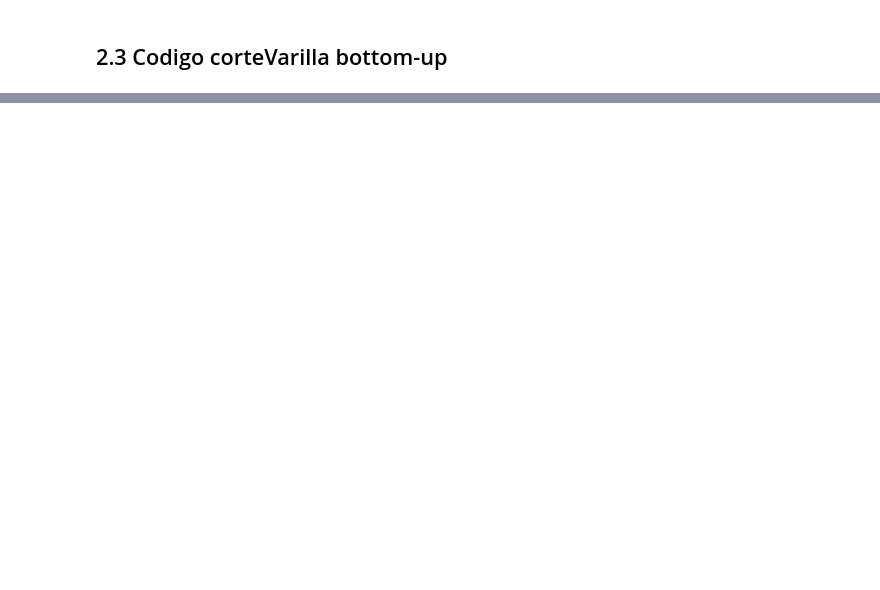
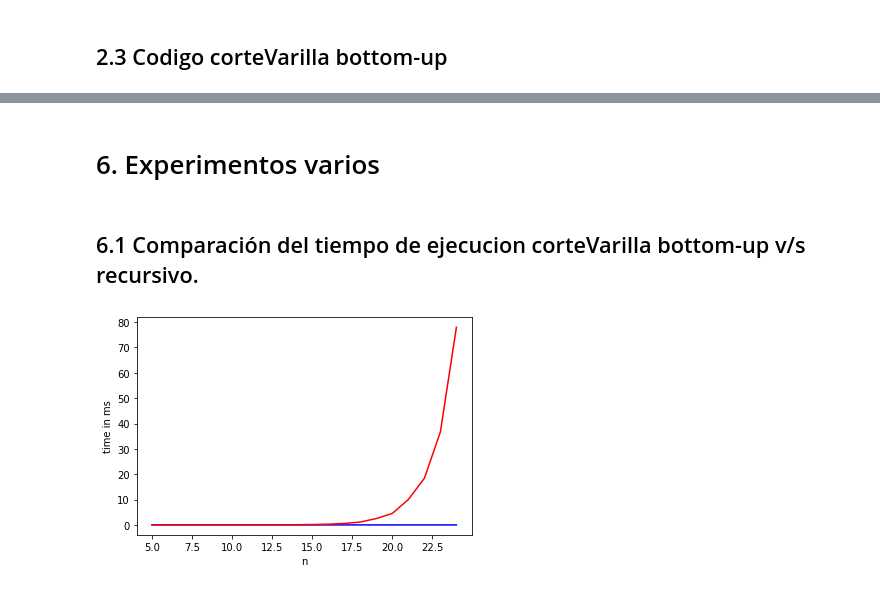
Before and after one commit to CharlyAguirre/ADA-informes, a Jupyter notebook: cuttingRodd.ipynb, the cells around one changed output, grey strips where cells are left out. Saved outputs shown, nothing was run; the diff lists cells and outputs as text; code cells hidden in the pictures; blank space fills up the shorter version.

```diff
--- a/cuttingRodd.ipynb
+++ b/cuttingRodd.ipynb
@@ -286,0 +486,32 @@ print(tabla, tamanyo)
+# %% [markdown]
+# 6. Experimentos varios
+# %% [markdown]
+## 6.1 Comparación del tiempo de ejecucion corteVarilla bottom-up v/s recursivo.
+# %%
+from numpy.core.fromnumeric import size
+import matplotlib.pyplot as plt
+import datetime
+from timeit import repeat
+import random
+
+x=[]; y=[]; y2=[];
+
+for n in range(5,25):
+
+  a = cutrod_instance_generator(n)
+
+  t = repeat(setup="from __main__ import cortarVarilla", stmt=f"cortarVarilla({n},{a})", repeat=1, number=10)
+  t2 = repeat(setup="from __main__ import corteVarillaRecur", stmt=f"corteVarillaRecur({n},{a})", repeat=1, number=10)
+
+  x.append(n)
+  y.append(t)
+  y2.append(t2)
+
+plt.plot(x, y, "-b", label="cortarVarilla")
+plt.plot(x, y2, "-r", label="corteVarillaRecur")
+
+plt.xlabel('n')
+plt.ylabel('time in ms')
+plt.show()
+# %% [output]
+[figure, added]
```
Also changed, not shown: parts of 17 cells of this notebook.
